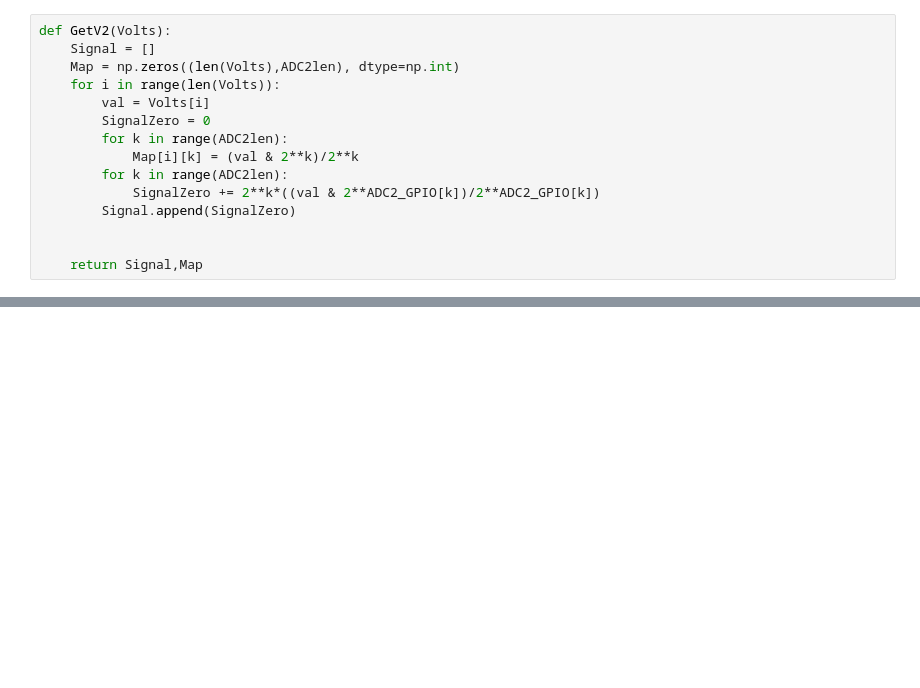
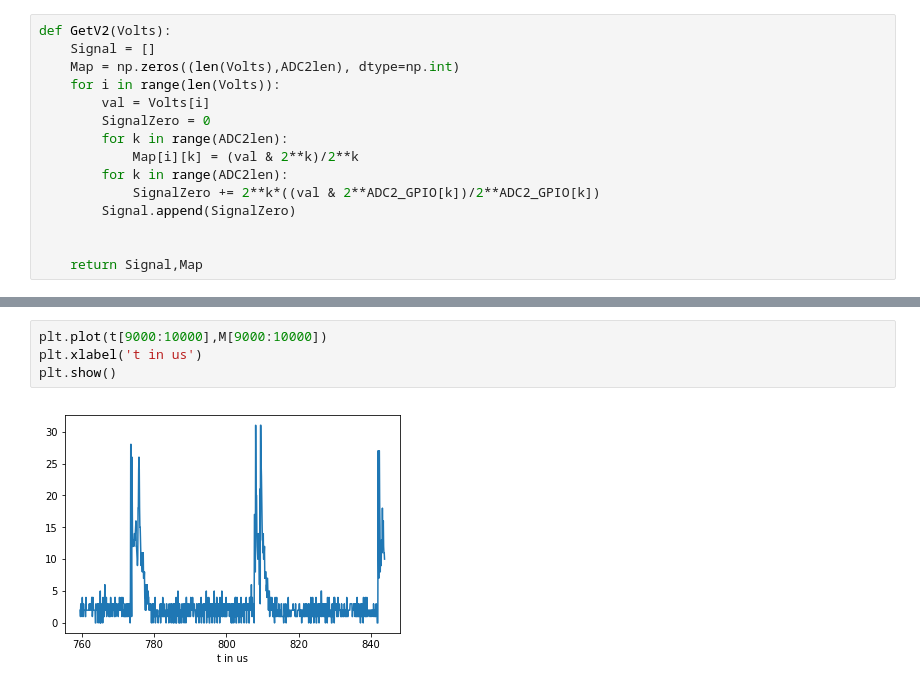
Before and after one commit to kelu124/echomods, a Jupyter notebook: include/community/Felix/20180103a/20180103-Felix.ipynb, the cells around one changed output, grey strips where cells are left out. Drawn from its saved outputs; the diff is of its cells as text; blank space fills up the shorter version.

```diff
--- a/include/community/Felix/20180103a/20180103-Felix.ipynb
+++ b/include/community/Felix/20180103a/20180103-Felix.ipynb
@@ -96,0 +98,6 @@ plt.show()
+# %%
+plt.plot(t[9000:10000],M[9000:10000])
+plt.xlabel('t in us')
+plt.show()
+# %% [output]
+[figure, added]
```
Also changed, not shown: parts of 8 cells of this notebook.
